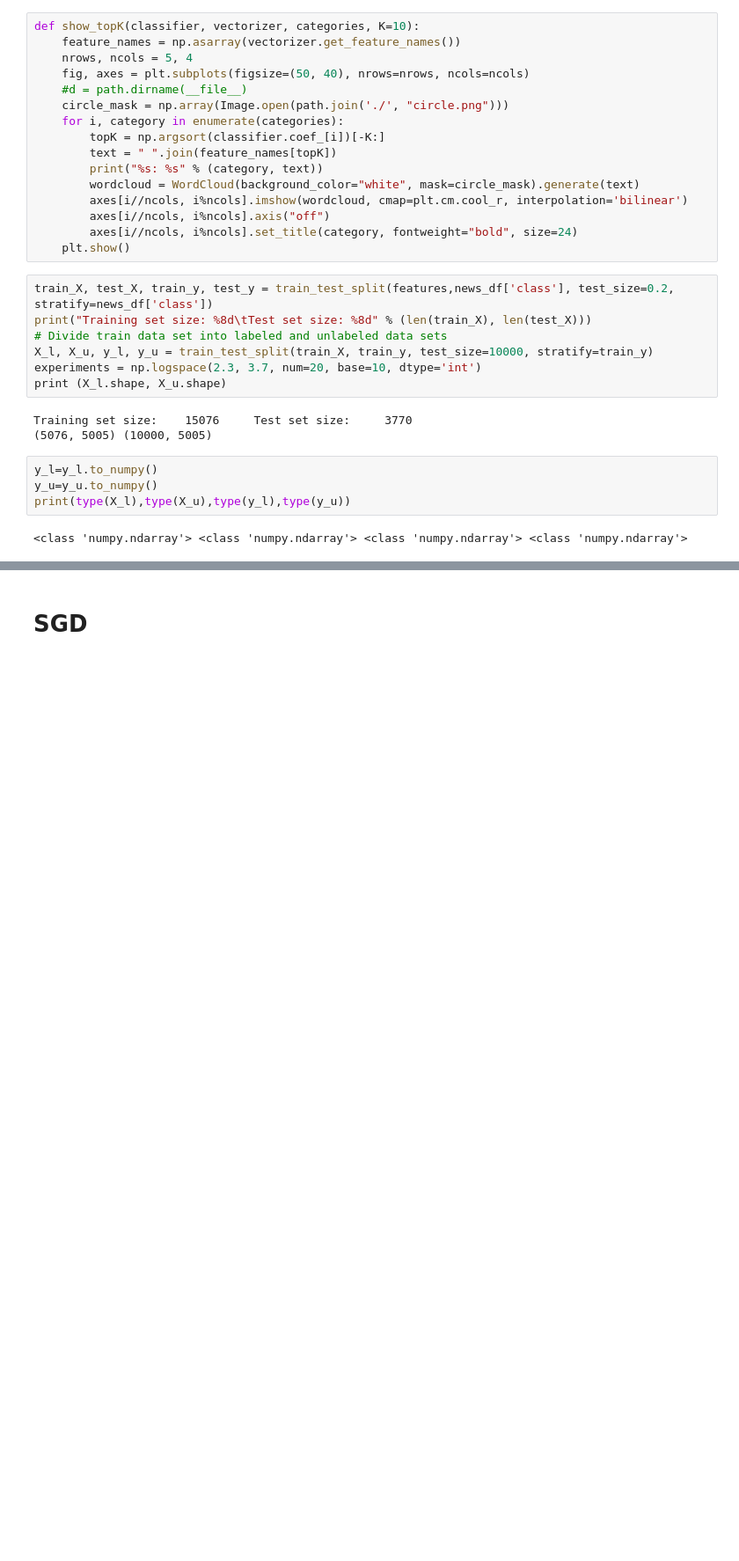
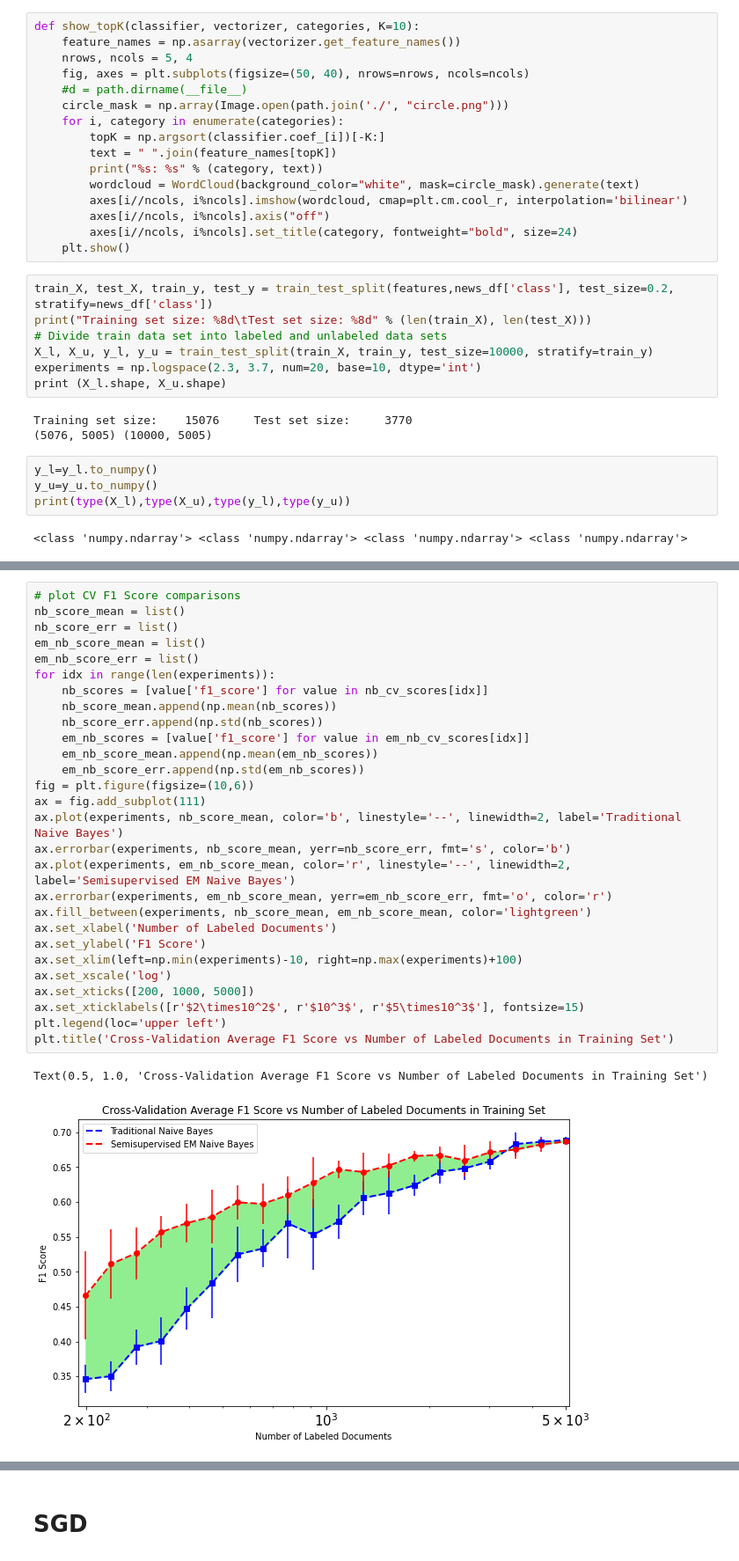
Before and after one commit to aniruddh-shukla/ATML-proj, a Jupyter notebook: Oishi_ATIML_final_Vatsal.ipynb, the cells around one changed output, grey strips where cells are left out. Shown at 88% size. Drawn from its saved outputs; the diff is of its cells as text; blank space fills up the shorter version.

```diff
--- a/Oishi_ATIML_final_Vatsal.ipynb
+++ b/Oishi_ATIML_final_Vatsal.ipynb
@@ -507,0 +469,31 @@ Text(0.5, 1.0, 'Cross-Validation Average Accuracy vs Number of Labeled Documents
+# %%
+# plot CV F1 Score comparisons
+nb_score_mean = list()
+nb_score_err = list()
+em_nb_score_mean = list()
+em_nb_score_err = list()
+for idx in range(len(experiments)):
+    nb_scores = [value['f1_score'] for value in nb_cv_scores[idx]]
+    nb_score_mean.append(np.mean(nb_scores))
+    nb_score_err.append(np.std(nb_scores))
+    em_nb_scores = [value['f1_score'] for value in em_nb_cv_scores[idx]]
+    em_nb_score_mean.append(np.mean(em_nb_scores))
+    em_nb_score_err.append(np.std(em_nb_scores))
+fig = plt.figure(figsize=(10,6))
+ax = fig.add_subplot(111)
+ax.plot(experiments, nb_score_mean, color='b', linestyle='--', linewidth=2, label='Traditional Naive Bayes')
+ax.errorbar(experiments, nb_score_mean, yerr=nb_score_err, fmt='s', color='b')
+ax.plot(experiments, em_nb_score_mean, color='r', linestyle='--', linewidth=2, label='Semisupervised EM Naive Bayes')
+ax.errorbar(experiments, em_nb_score_mean, yerr=em_nb_score_err, fmt='o', color='r')
+ax.fill_between(experiments, nb_score_mean, em_nb_score_mean, color='lightgreen')
+ax.set_xlabel('Number of Labeled Documents')
+ax.set_ylabel('F1 Score')
+ax.set_xlim(left=np.min(experiments)-10, right=np.max(experiments)+100)
+ax.set_xscale('log')
+ax.set_xticks([200, 1000, 5000])
+ax.set_xticklabels([r'$2\times10^2$', r'$10^3$', r'$5\times10^3$'], fontsize=15)
+plt.legend(loc='upper left')
+plt.title('Cross-Validation Average F1 Score vs Number of Labeled Documents in Training Set')
+# %% [output]
+Text(0.5, 1.0, 'Cross-Validation Average F1 Score vs Number of Labeled Documents in Training Set')
+[figure, added]
```
Also changed, not shown: parts of 24 cells of this notebook.
